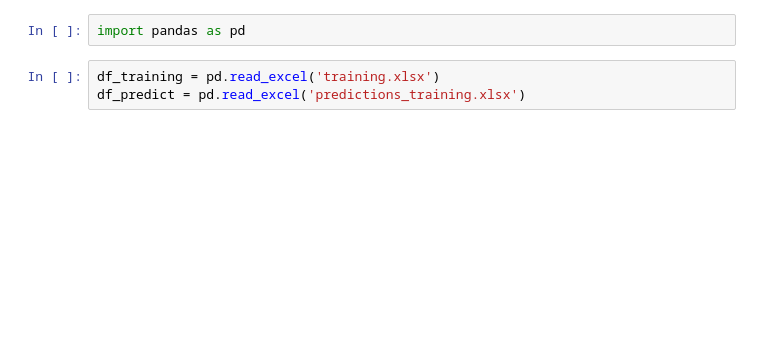
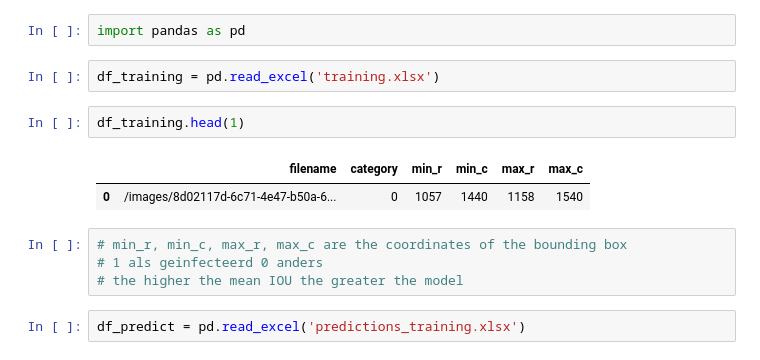
Before and after one commit to Youp44/ds5_assignement_group4, a Jupyter notebook: Opdracht3.1_3.2_week6.ipynb, the cells around one changed output. Cells and saved outputs as stored; diff of their text form; blank space fills up the shorter version.

```diff
--- a/Opdracht3.1_3.2_week6.ipynb
+++ b/Opdracht3.1_3.2_week6.ipynb
@@ -2,4 +2,14 @@
 import pandas as pd
 # %%
 df_training = pd.read_excel('training.xlsx')
-df_predict = pd.read_excel('predictions_training.xlsx')
+# %%
+df_training.head(1)
+# %% [output]
+|  | filename | category | min_r | min_c | max_r | max_c |
+| 0 | /images/8d02117d-6c71-4e47-b50a-6... | 0 | 1057 | 1440 | 1158 | 1540 |
+# %%
+# min_r, min_c, max_r, max_c are the coordinates of the bounding box
+# 1 als geinfecteerd 0 anders
+# the higher the mean IOU the greater the model
+# %%
+df_predict = pd.read_excel('predictions_training.xlsx')
```
Also changed, not shown: parts of 9 cells of this notebook.
